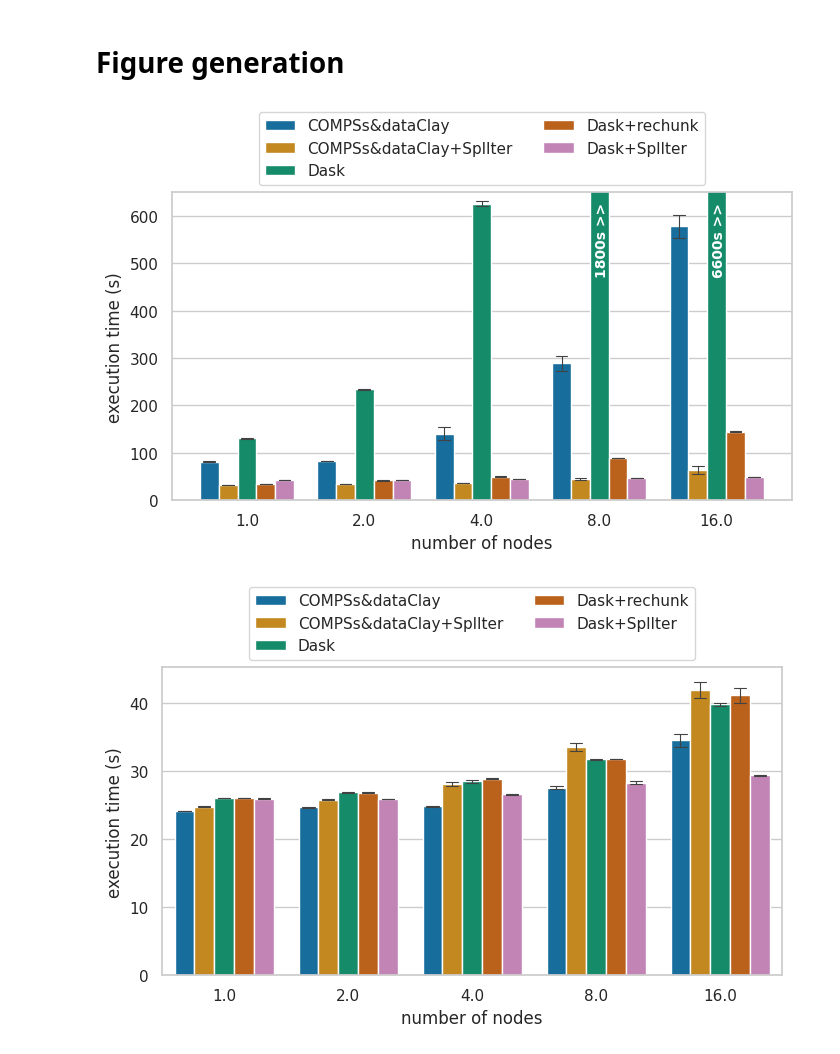
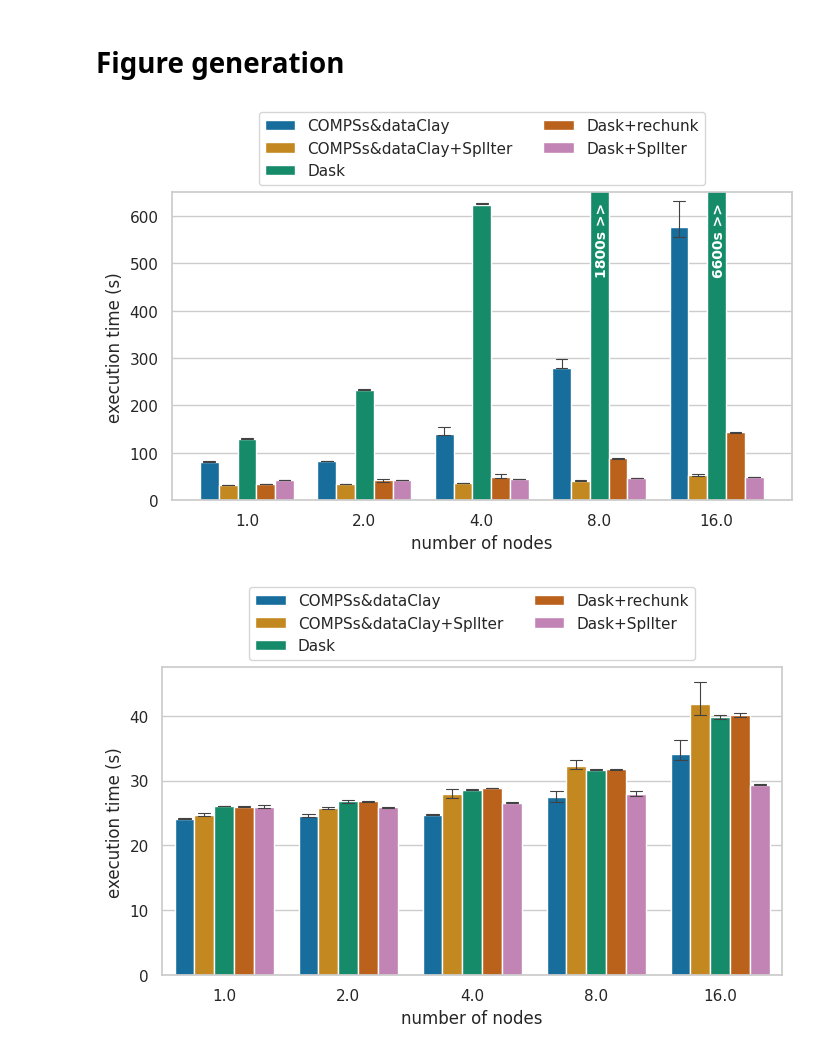
Before and after one commit to bsc-dom/split-miniapps, a Jupyter notebook: analysis/kmeans.ipynb, the cells around one changed output. Saved outputs shown, nothing was run; the diff lists cells and outputs as text; code cells hidden in the pictures.

```diff
--- a/analysis/kmeans.ipynb
+++ b/analysis/kmeans.ipynb
@@ -205,7 +205,7 @@ ax = sns.barplot(y="iteration_time", x="nodes", hue="mode",
                  data=small_blocks_data,
                  capsize=0.1,
                  errwidth=0.8,
-                 errorbar="se",
+                 errorbar=("pi", 50),
                  hue_order=hue_order,
                  palette="colorblind")
 
@@ -236,7 +236,7 @@ ax = sns.barplot(y="iteration_time", x="nodes", hue="mode",
                  data=big_blocks_data,
                  capsize=0.1,
                  errwidth=0.8,
-                 errorbar="se",
+                 errorbar=("pi", 50),
                  hue_order=hue_order,
                  palette="colorblind")
 
@@ -251,33 +251,33 @@ sns.move_legend(
     bbox_to_anchor=(.5, 1), ncol=2, title=None, frameon=True,
 )
 
 save_tweaks("kmeans-weakscaling_bigblocks.pdf")
 plt.show()
 
 ax = sns.barplot(y="iteration_time", x="granularity_index", hue="mode",
                  data=sweep_data,
                  capsize=0.1,
                  errwidth=0.8,
-                 errorbar="se",
+                 errorbar=("pi", 50),
                  hue_order=hue_order,
                  palette="colorblind")
 
 h, l = ax.get_legend_handles_labels()
 #ax.legend(h, ["COMPSs", "COMPSs+dataClay", "COMPSs+dataClay+split", "dask", "dask+rechunk", "dask+split"])
 ax.legend(h, ["COMPSs&dataClay", "COMPSs&dataClay+SplIter", "Dask", "Dask+rechunk", "Dask+SplIter"])
 ax.set_ylabel("execution time (s)")
 ax.set_xlabel("blocks per core")
 
 ax.set_ylim([0, 340])
 ax.text(3.02, 340, "1800s >>  ", ha="center", va="top", rotation=90, color="white", weight="semibold", fontsize=10)
 
 sns.move_legend(
     ax, "lower center",
     bbox_to_anchor=(.5, 1), ncol=2, title=None, frameon=True,
 )
 
 save_tweaks("kmeans-blocksweep.pdf")
 plt.show()
 # %% [output]
-[figure, old version]
+[figure, new version]
-[figure, old version]
+[figure, new version]
```
Also changed, not shown: parts of 6 cells of this notebook, 15 other files.
